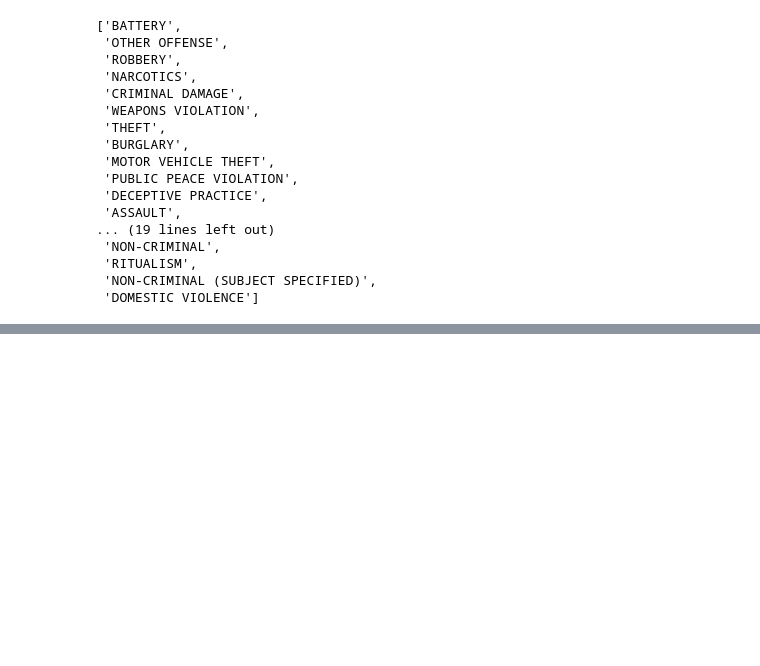
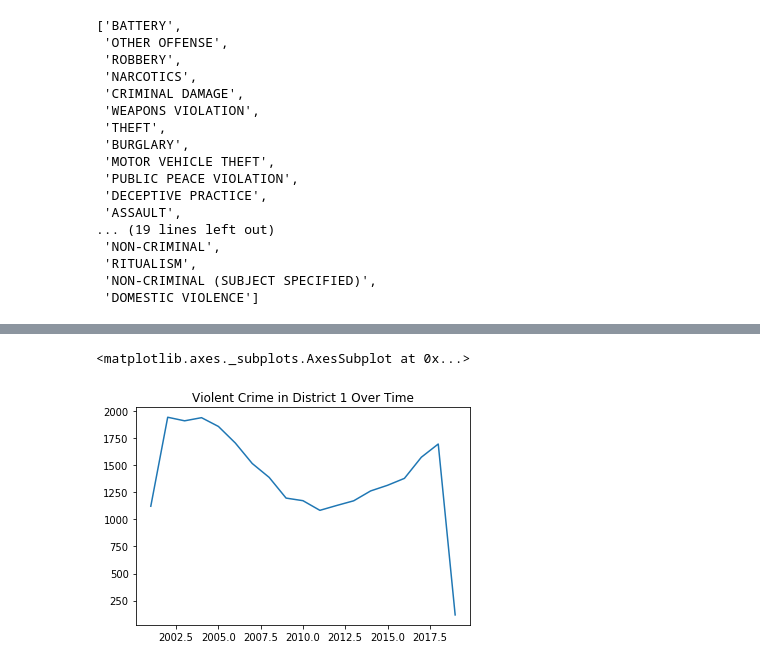
Before and after one commit to COGS108/Projects, a Jupyter notebook: Violent and Domestic.ipynb, the cells around one changed output, grey strips where cells are left out. Drawn from its saved outputs; the diff is of its cells as text; code cells hidden in the pictures; blank space fills up the shorter version.

```diff
--- a/Violent and Domestic.ipynb
+++ b/Violent and Domestic.ipynb
@@ -73,0 +75,4 @@ df_count_violent.plot()
+# %%
+violent_districts = {}
+for district in districts:
+    violent_districts[district] = df_violent[df_violent['District'] == district]
@@ -73,0 +81,11 @@ df_count_violent.plot()
+# %%
+year_range = range(2001,2020)
+violent_districts_time = pd.DataFrame(index=year_range)
+for district in districts:
+    for year in year_range:
+        tmp = df_violent[ df_violent['District'] == district ]
+        tmp = tmp[ tmp['Year'] == year ]
+        violent_districts_time.loc[district,year] = len(tmp)
+# %%
+violent_districts_time = violent_districts_time.drop(year_range)
+violent_districts_time
@@ -73,0 +110,5 @@ df_count_violent.plot()
+# %%
+violent_districts_time.loc[1].plot(title='Violent Crime in District 1 Over Time')
+# %% [output]
+<matplotlib.axes._subplots.AxesSubplot at 0x...>
+[figure, added]
```
Also changed, not shown: parts of 14 cells of this notebook.
